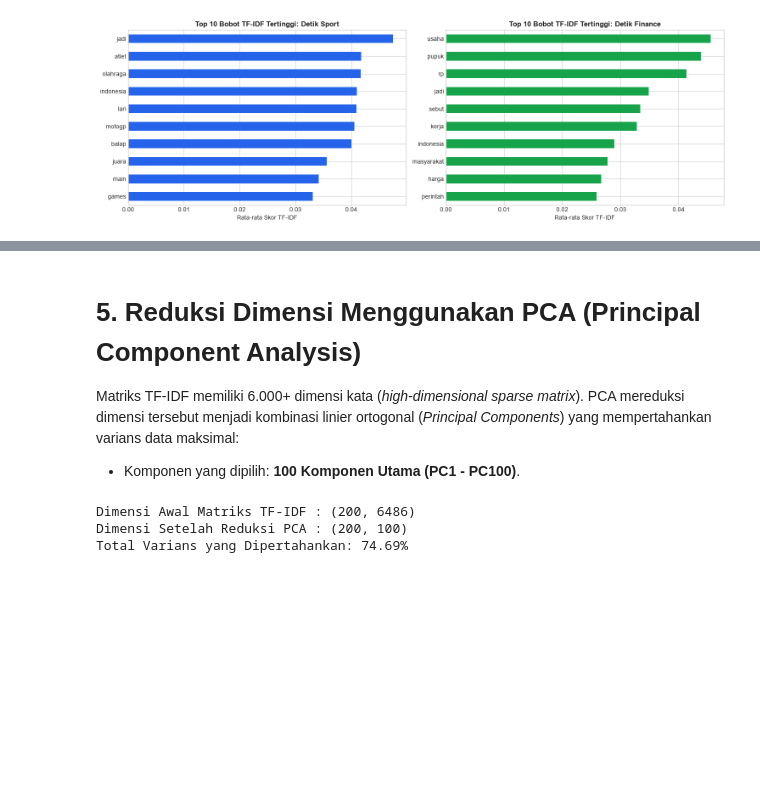
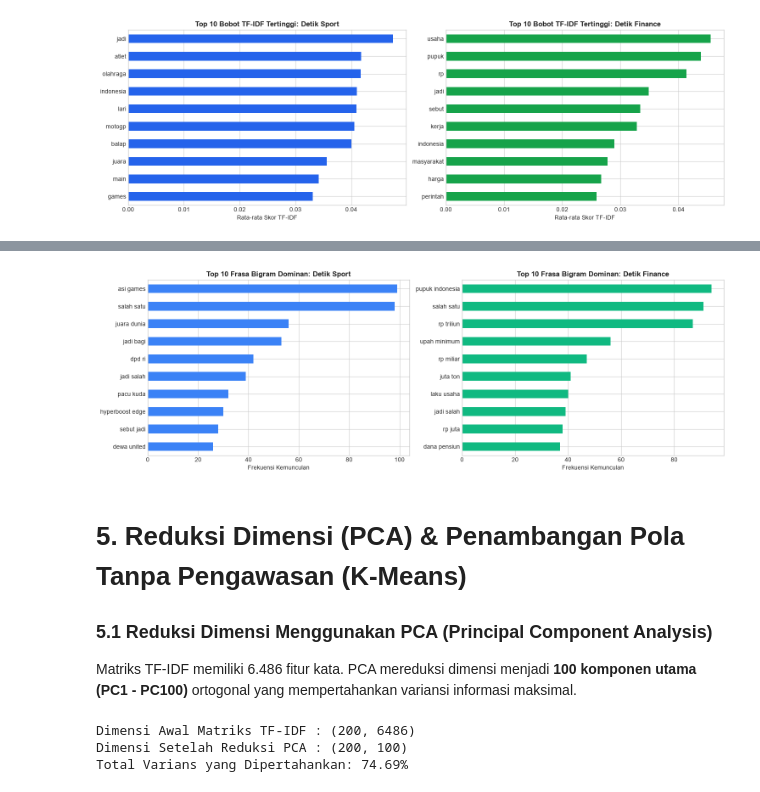
Before and after one commit to Boinkkk/Scraping-web-ppw, a Jupyter notebook: pipeline.ipynb, the cells around one changed output, grey strips where cells are left out. Saved outputs shown, nothing was run; the diff lists cells and outputs as text; code cells hidden in the pictures; blank space fills up the shorter version.

Commit message:
feat(pipeline): expand pipeline with bigram, kmeans, 5 models, and submodule update

```diff
--- a/pipeline.ipynb
+++ b/pipeline.ipynb
@@ -373,8 +389,34 @@ plt.show()
+# %%
+# Ekstraksi Frasa 2 Kata (Bigram)
+bigram_vec = CountVectorizer(ngram_range=(2, 2))
+bigram_matrix = bigram_vec.fit_transform(df['isi_berita_stemmed'].astype(str))
+bigram_names = bigram_vec.get_feature_names_out()
+
+df_bigram = pd.DataFrame(bigram_matrix.toarray(), columns=bigram_names)
+df_bigram['__kategori__'] = df['kategori'].values
+
+top_bg_sport = df_bigram[df_bigram['__kategori__'] == 'sport'].drop('__kategori__', axis=1).sum().nlargest(10)
+top_bg_finance = df_bigram[df_bigram['__kategori__'] == 'finance'].drop('__kategori__', axis=1).sum().nlargest(10)
+
+fig, axes = plt.subplots(1, 2, figsize=(15, 5))
+
+top_bg_sport.sort_values().plot(kind='barh', ax=axes[0], color='#3b82f6')
+axes[0].set_title('Top 10 Frasa Bigram Dominan: Detik Sport', fontsize=12, fontweight='bold')
+axes[0].set_xlabel('Frekuensi Kemunculan')
+
+top_bg_finance.sort_values().plot(kind='barh', ax=axes[1], color='#10b981')
+axes[1].set_title('Top 10 Frasa Bigram Dominan: Detik Finance', fontsize=12, fontweight='bold')
+axes[1].set_xlabel('Frekuensi Kemunculan')
+
+plt.tight_layout()
+plt.show()
+# %% [output]
+[figure, added]
 # %% [markdown]
-# 5. Reduksi Dimensi Menggunakan PCA (Principal Component Analysis)
+# 5. Reduksi Dimensi (PCA) & Penambangan Pola Tanpa Pengawasan (K-Means)
 
-Matriks TF-IDF memiliki 6.000+ dimensi kata (*high-dimensional sparse matrix*). PCA mereduksi dimensi tersebut menjadi kombinasi linier ortogonal (*Principal Components*) yang mempertahankan varians data maksimal:
-- Komponen yang dipilih: **100 Komponen Utama (PC1 - PC100)**.
+### 5.1 Reduksi Dimensi Menggunakan PCA (Principal Component Analysis)
+Matriks TF-IDF memiliki 6.486 fitur kata. PCA mereduksi dimensi menjadi **100 komponen utama (PC1 - PC100)** ortogonal yang mempertahankan variansi informasi maksimal.
 # %%
 n_components = 100
 pca = PCA(n_components=n_components, random_state=42)
```
Also changed, not shown: parts of 29 cells of this notebook, 1 other file.
